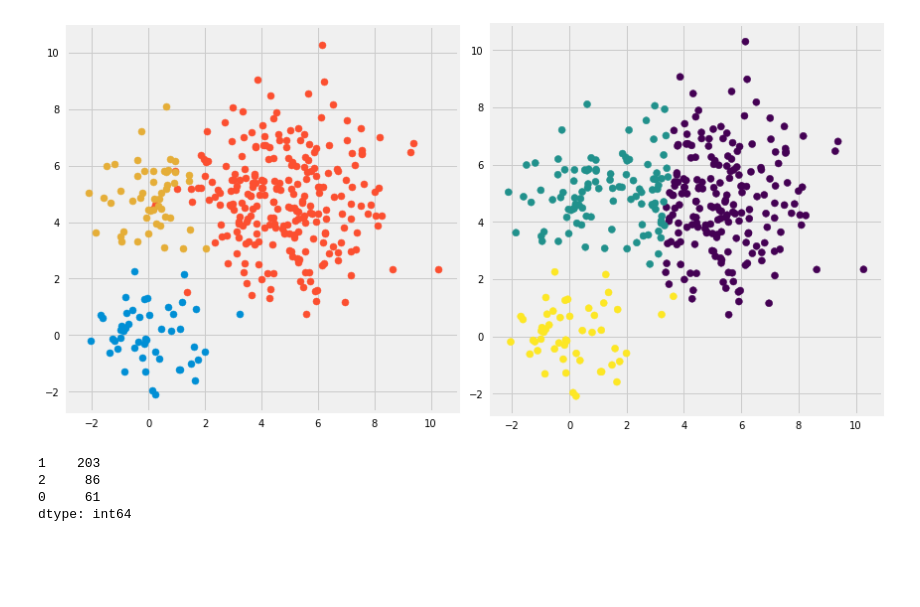
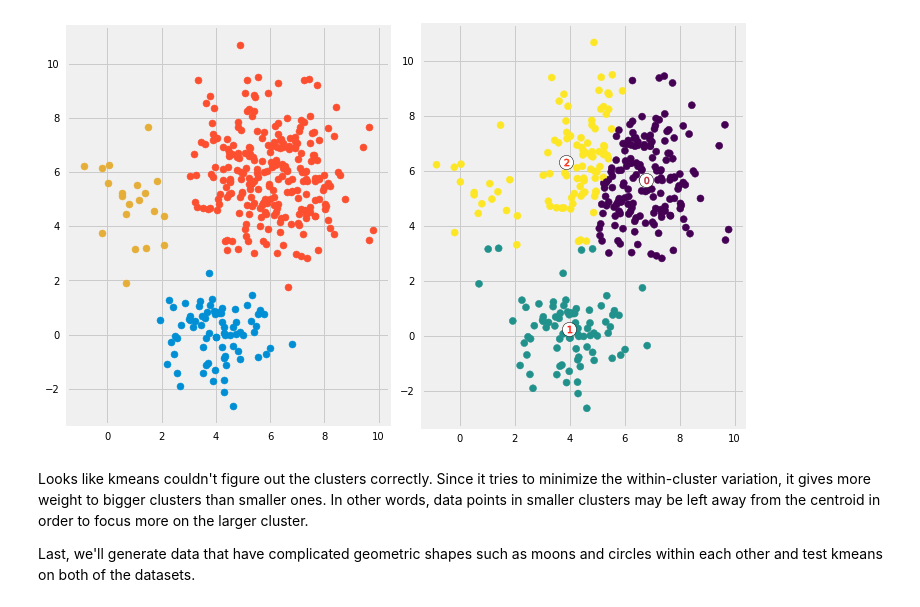
Before and after one commit to ImadDabbura/blog-posts, a Jupyter notebook: notebooks/Kmeans-Clustering.ipynb, the cells around one changed output. Cells and saved outputs as stored; diff of their text form; code cells hidden in the pictures; blank space fills up the shorter version.

Commit message:
Added materials related to kmeans post finalized the notebook version

```diff
--- a/notebooks/Kmeans-Clustering.ipynb
+++ b/notebooks/Kmeans-Clustering.ipynb
@@ -334,0 +177,10 @@ Kmeans algorithm doesn't let data points that are far-away from each other share
+# %%
+# Import the data
+df = pd.read_csv('../data/old_faithful.csv')
+
+# Plot the data
+plt.figure(figsize=(6, 6))
+plt.scatter(df.iloc[:, 0], df.iloc[:, 1])
+plt.xlabel('Eruption time in mins')
+plt.ylabel('Waiting time to next eruption')
+plt.title('Visualization of raw data');
@@ -334,0 +311,15 @@ Kmeans algorithm doesn't let data points that are far-away from each other share
+# %%
+# Run the Kmeans algorithm and get the index of data points clusters
+sse = []
+list_k = list(range(1, 10))
+
+for k in list_k:
+    km = KMeans(n_clusters=k)
+    km.fit(X_std)
+    sse.append(km.inertia_)
+
+# Plot sse against k
+plt.figure(figsize=(6, 6))
+plt.plot(list_k, sse, '-o')
+plt.xlabel(r'Number of clusters $k$')
+plt.ylabel('Sum of squared distance');
@@ -356,32 +430,34 @@ ax.set_aspect('equal')
 # %%
 # Create data from three different multivariate distributions
-X_1 = np.random.multivariate_normal(mean=[0, 0], cov=[[1, 0], [0, 1]], size=50)
-X_2 = np.random.multivariate_normal(mean=[5, 5], cov=[[3, 0], [0, 3]], size=250)
-X_3 = np.random.multivariate_normal(mean=[0, 5], cov=[[1, 0], [0, 1]], size=50)
+X_1 = np.random.multivariate_normal(mean=[4, 0], cov=[[1, 0], [0, 1]], size=75)
+X_2 = np.random.multivariate_normal(mean=[6, 6], cov=[[2, 0], [0, 2]], size=250)
+X_3 = np.random.multivariate_normal(mean=[1, 5], cov=[[1, 0], [0, 2]], size=20)
 df = np.concatenate([X_1, X_2, X_3])
 
-
+# Run kmeans
 km = KMeans(n_clusters=3)
 km.fit(df)
 labels = km.predict(df)
 centroids = km.cluster_centers_
 
-fig, ax = plt.subplots(1, 2, figsize=(12, 12))
-ax[1].scatter(df[:, 0], df[:, 1], c=labels)
-ax[1].set_aspect('equal')
+# Plot the data
+fig, ax = plt.subplots(1, 2, figsize=(10, 10))
 ax[0].scatter(X_1[:, 0], X_1[:, 1])
 ax[0].scatter(X_2[:, 0], X_2[:, 1])
 ax[0].scatter(X_3[:, 0], X_3[:, 1])
 ax[0].set_aspect('equal')
+ax[1].scatter(df[:, 0], df[:, 1], c=labels)
+ax[1].scatter(centroids[:, 0], centroids[:, 1], marker='o',
+                c="white", alpha=1, s=200, edgecolor='k')
+for i, c in enumerate(centroids):
+    ax[1].scatter(c[0], c[1], marker='$%d$' % i, s=50, alpha=1, edgecolor='r')
+ax[1].set_aspect('equal')
 plt.tight_layout()
 # %% [output]
-[figure, old version]
+[figure, new version]
-# %%
-pd.value_counts(labels)
-# %% [output]
-1    203
-2     86
-0     61
-dtype: int64
+# %% [markdown]
+Looks like kmeans couldn't figure out the clusters correctly. Since it tries to minimize the within-cluster variation, it gives more weight to bigger clusters than smaller ones. In other words, data points in smaller clusters may be left away from the centroid in order to focus more on the larger cluster.
+
+Last, we'll generate data that have complicated geometric shapes such as moons and circles within each other and test kmeans on both of the datasets.
 # %%
 # Cricles
```
Also changed, not shown: parts of 60 cells of this notebook, 3 other files.
